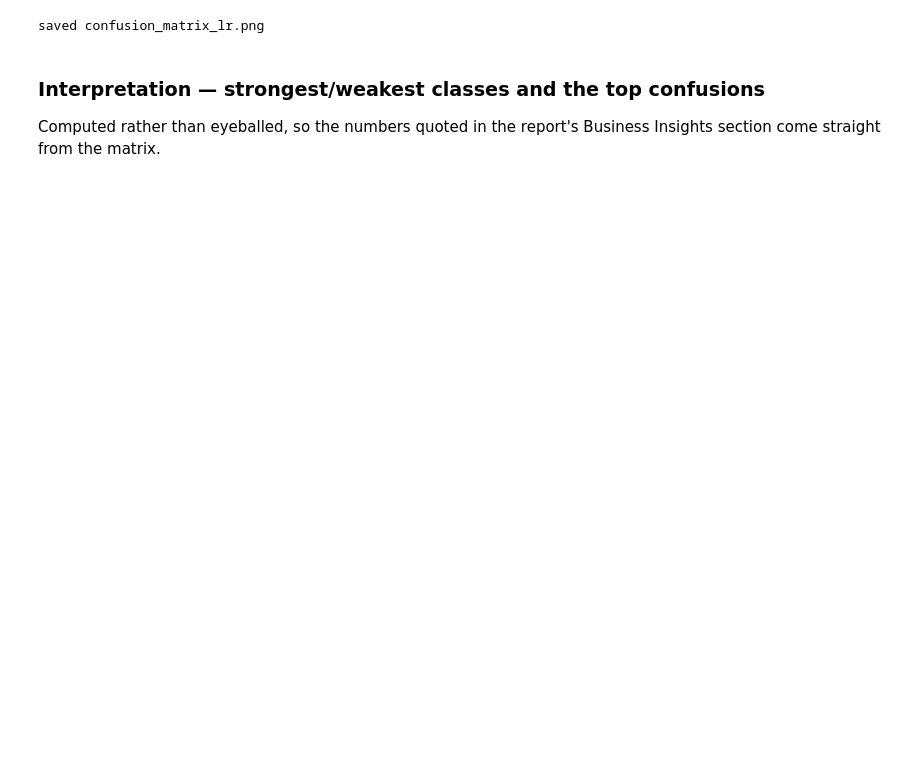
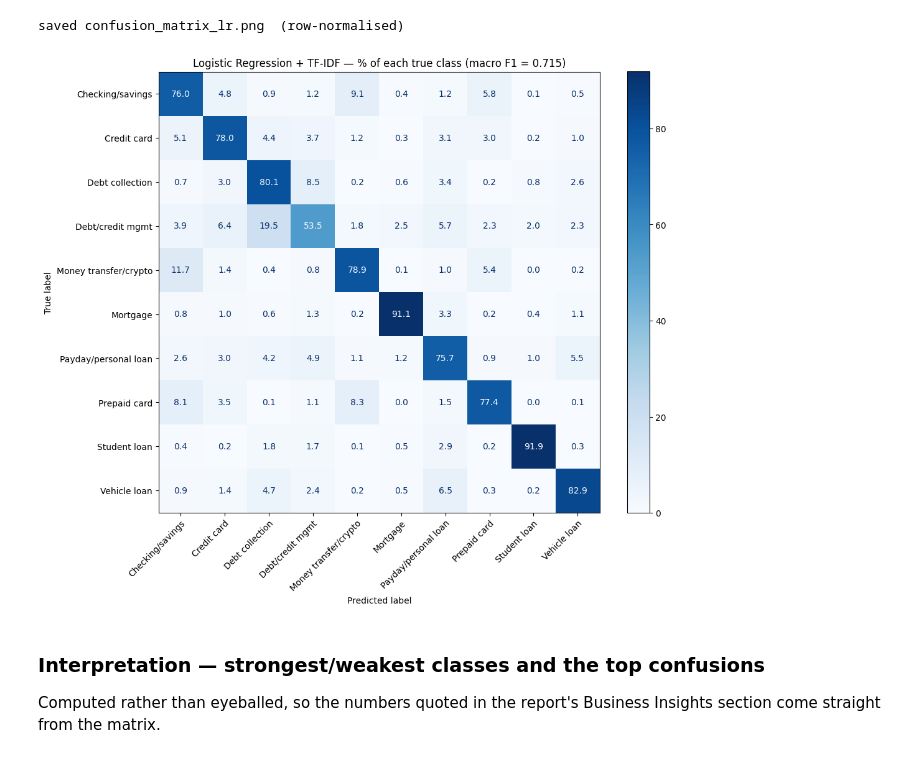
Before and after one commit to chienchien50425-alt/consumer-complaint-nlp-classification, a Jupyter notebook: ml_model_lr.ipynb, the cells around one changed output. Cells and saved outputs as stored; diff of their text form; code cells hidden in the pictures; blank space fills up the shorter version.

```diff
--- a/ml_model_lr.ipynb
+++ b/ml_model_lr.ipynb
@@ -41,17 +56,16 @@ The checkpoint asserts 407,321 rows across 10 classes and stops the notebook if
 # %%
-df = pd.read_parquet(PARQUET, columns=["narrative", "product"])
+df = pd.read_parquet(PARQUET, columns=["narrative", "product", "date_received"])
 
 print("shape:", df.shape)
 print()
 class_counts = df["product"].value_counts()
 print(class_counts.to_string())
 
-# Checkpoint from the instructions — stop if the data is not what we expect.
 EXPECTED_ROWS, EXPECTED_CLASSES = 407_321, 10
 assert len(df) == EXPECTED_ROWS, f"expected {EXPECTED_ROWS:,} rows, got {len(df):,}"
 assert df["product"].nunique() == EXPECTED_CLASSES, (
     f"expected {EXPECTED_CLASSES} classes, got {df['product'].nunique()}"
 )
 print(f"\nCheckpoint OK: {len(df):,} rows, {df['product'].nunique()} classes")
-print(f"imbalance ratio (max/min): {class_counts.max() / class_counts.min():.1f}x")
+print(f"raw imbalance ratio (max/min): {class_counts.max() / class_counts.min():.1f}x")
 # %% [output]
@@ -227,26 +378,26 @@ def fit_lr(max_iter: int):
         class_weight="balanced",
         max_iter=max_iter,
         random_state=RANDOM_STATE,
-        n_jobs=-1,
     )
     with warnings.catch_warnings(record=True) as caught:
         warnings.simplefilter("always", ConvergenceWarning)
+        t0 = time.time()
         clf.fit(X_train_tfidf, y_train)
+        elapsed = time.time() - t0
     converged = not any(issubclass(w.category, ConvergenceWarning) for w in caught)
-    return clf, converged
+    return clf, converged, elapsed
 
 
-t0 = time.time()
-clf, converged = fit_lr(1000)
-print(f"fit with max_iter=1000 in {time.time() - t0:.1f}s  (converged: {converged})")
+clf, converged, t_fit = fit_lr(1000)
+print(f"fit with max_iter=1000 in {t_fit:.1f}s  (converged: {converged})")
 
 if not converged:
-    print("ConvergenceWarning raised -> refitting at max_iter=2000 as instructed")
-    t0 = time.time()
-    clf, converged = fit_lr(2000)
-    print(f"fit with max_iter=2000 in {time.time() - t0:.1f}s  (converged: {converged})")
+    print("ConvergenceWarning raised -> refitting at max_iter=2000")
+    clf, converged, t_fit = fit_lr(2000)
+    print(f"fit with max_iter=2000 in {t_fit:.1f}s  (converged: {converged})")
     if not converged:
-        print("STILL not converged — metrics below are usable but consider max_iter=4000")
+        print("STILL not converged -- metrics below are usable but consider max_iter=4000")
 
 print(f"\nclasses: {len(clf.classes_)}")
 print(f"coefficient matrix: {clf.coef_.shape}")
+print(f"TRAINING TIME (quoted in the README): {t_fit:.1f}s on CPU")
@@ -298,33 +496,37 @@ accuracy - macro F1 gap: +0.0158  (a positive gap means the rare classes lag the
 # %%
-# Short axis labels — the real class names are far too long for a readable plot.
 SHORT = {
     "Debt collection": "Debt collection",
     "Money transfer, virtual currency, or money service": "Money transfer/crypto",
     "Checking or savings account": "Checking/savings",
     "Credit card": "Credit card",
     "Mortgage": "Mortgage",
     "Vehicle loan or lease": "Vehicle loan",
     "Student loan": "Student loan",
     "Payday loan, title loan, personal loan, or advance loan": "Payday/personal loan",
     "Prepaid card": "Prepaid card",
     "Debt or credit management": "Debt/credit mgmt",
 }
 short_labels = [SHORT.get(c, c) for c in labels]
 
 cm = confusion_matrix(y_test, y_pred, labels=labels)
 
+# Row-normalised: class supports now span 512 to ~14,800, so a raw-count matrix renders the
+# rare-class rows invisible. Each row is the share of that true class sent to each label.
+cm_pct = 100 * cm / cm.sum(axis=1, keepdims=True)
+
 fig, ax = plt.subplots(figsize=(11, 9))
-ConfusionMatrixDisplay(cm, display_labels=short_labels).plot(
-    ax=ax, cmap="Blues", values_format="d", colorbar=True, xticks_rotation=45
+ConfusionMatrixDisplay(cm_pct, display_labels=short_labels).plot(
+    ax=ax, cmap="Blues", values_format=".1f", colorbar=True, xticks_rotation=45
 )
 plt.setp(ax.get_xticklabels(), ha="right", rotation_mode="anchor")
-ax.set_title(f"Logistic Regression + TF-IDF — confusion matrix (macro F1 = {macro_f1:.3f})")
+ax.set_title(f"Logistic Regression + TF-IDF — % of each true class (macro F1 = {macro_f1:.3f})")
 fig.tight_layout()
 fig.savefig("confusion_matrix_lr.png", dpi=150, bbox_inches="tight")
-print("saved confusion_matrix_lr.png")
+print("saved confusion_matrix_lr.png  (row-normalised)")
 plt.show()
 # %% [output]
-saved confusion_matrix_lr.png
+saved confusion_matrix_lr.png  (row-normalised)
+[figure, added]
 # %% [markdown]
 ### Interpretation — strongest/weakest classes and the top confusions
 
```
Also changed, not shown: parts of 34 cells of this notebook, 5 other files.
